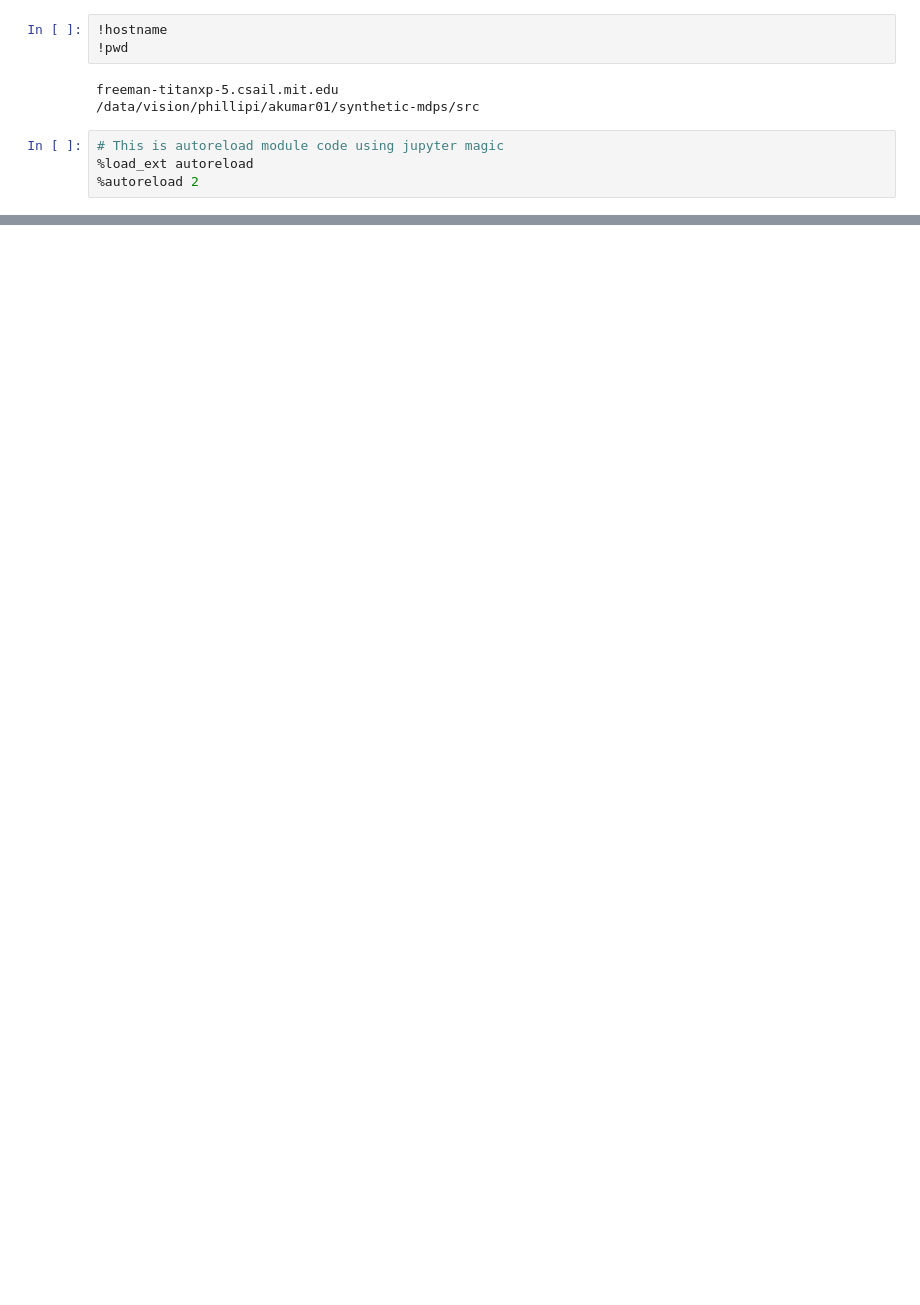
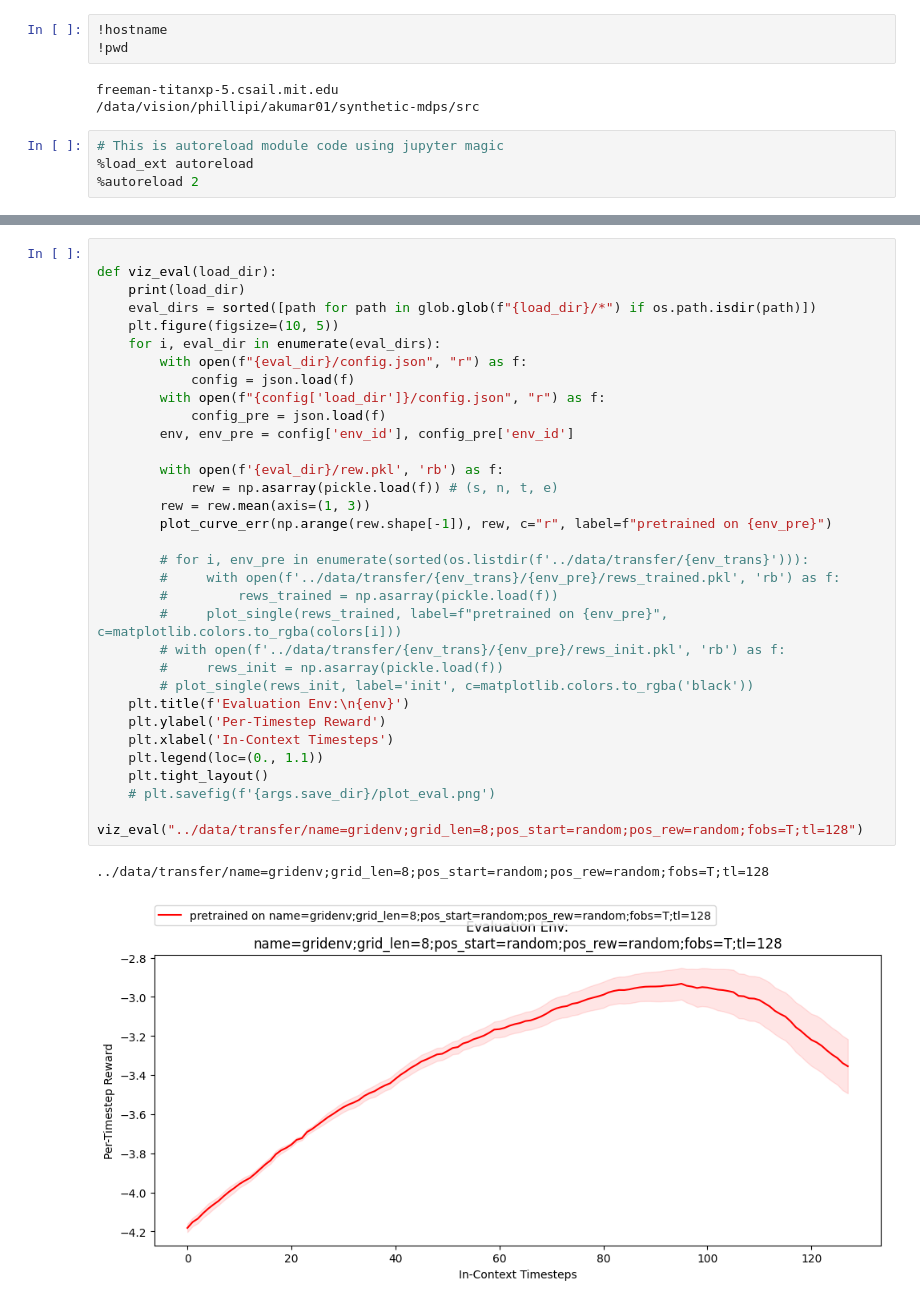
Before and after one commit to akarshkumar0101/synthetic-mdps, a Jupyter notebook: src/viz_results.ipynb, the cells around one changed output, grey strips where cells are left out. Cells and saved outputs as stored; diff of their text form; blank space fills up the shorter version.

```diff
--- a/src/viz_results.ipynb
+++ b/src/viz_results.ipynb
@@ -18,0 +68,36 @@ config.json  params.pkl  rew.pkl  train_state.pkl
+# %%
+
+def viz_eval(load_dir):
+    print(load_dir)
+    eval_dirs = sorted([path for path in glob.glob(f"{load_dir}/*") if os.path.isdir(path)])
+    plt.figure(figsize=(10, 5))
+    for i, eval_dir in enumerate(eval_dirs):
+        with open(f"{eval_dir}/config.json", "r") as f:
+            config = json.load(f)
+        with open(f"{config['load_dir']}/config.json", "r") as f:
+            config_pre = json.load(f)
+        env, env_pre = config['env_id'], config_pre['env_id']
+
+        with open(f'{eval_dir}/rew.pkl', 'rb') as f:
+            rew = np.asarray(pickle.load(f)) # (s, n, t, e)
+        rew = rew.mean(axis=(1, 3))
+        plot_curve_err(np.arange(rew.shape[-1]), rew, c="r", label=f"pretrained on {env_pre}")
+
+        # for i, env_pre in enumerate(sorted(os.listdir(f'../data/transfer/{env_trans}'))):
+        #     with open(f'../data/transfer/{env_trans}/{env_pre}/rews_trained.pkl', 'rb') as f:
+        #         rews_trained = np.asarray(pickle.load(f))
+        #     plot_single(rews_trained, label=f"pretrained on {env_pre}", c=matplotlib.colors.to_rgba(colors[i]))
+        # with open(f'../data/transfer/{env_trans}/{env_pre}/rews_init.pkl', 'rb') as f:
+        #     rews_init = np.asarray(pickle.load(f))
+        # plot_single(rews_init, label='init', c=matplotlib.colors.to_rgba('black'))
+    plt.title(f'Evaluation Env:\n{env}')
+    plt.ylabel('Per-Timestep Reward')
+    plt.xlabel('In-Context Timesteps')
+    plt.legend(loc=(0., 1.1))
+    plt.tight_layout()
+    # plt.savefig(f'{args.save_dir}/plot_eval.png')
+
+viz_eval("../data/transfer/name=gridenv;grid_len=8;pos_start=random;pos_rew=random;fobs=T;tl=128")
+# %% [output]
+../data/transfer/name=gridenv;grid_len=8;pos_start=random;pos_rew=random;fobs=T;tl=128
+[figure, added]
```
Also changed, not shown: parts of 10 cells of this notebook, 7 other files.
